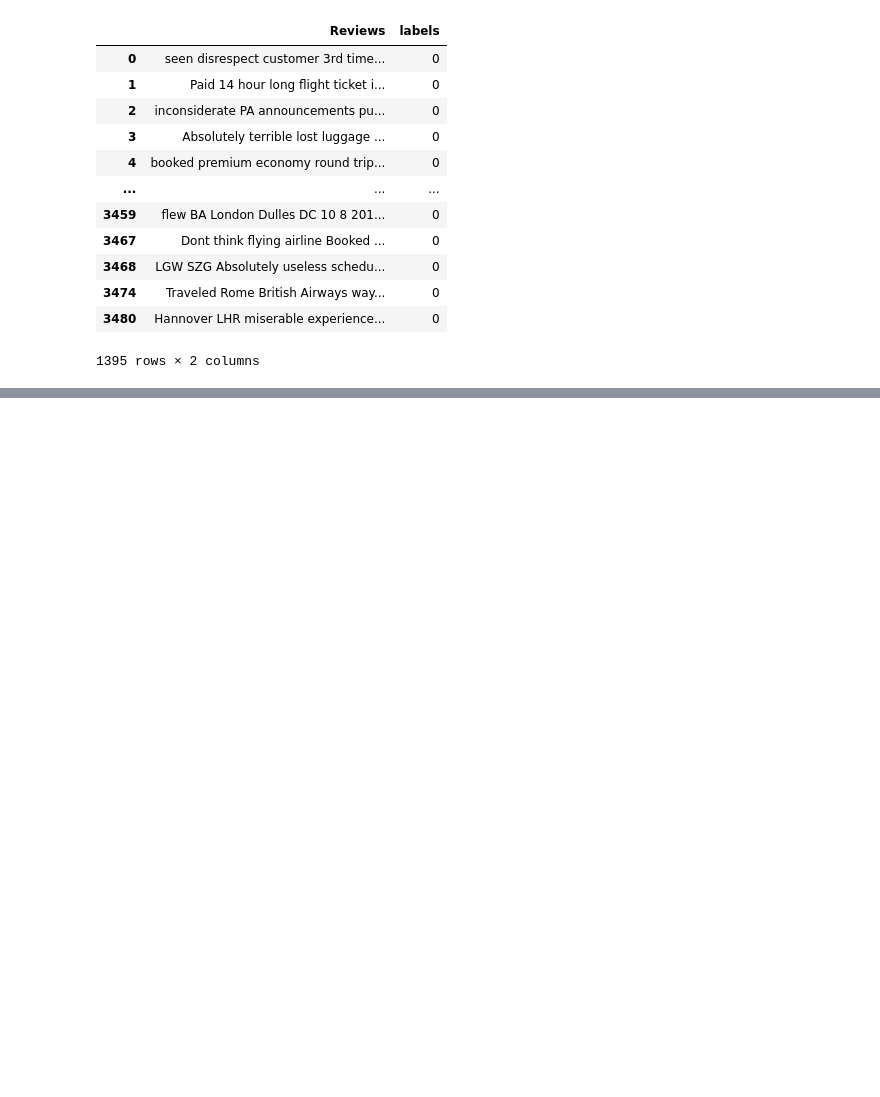
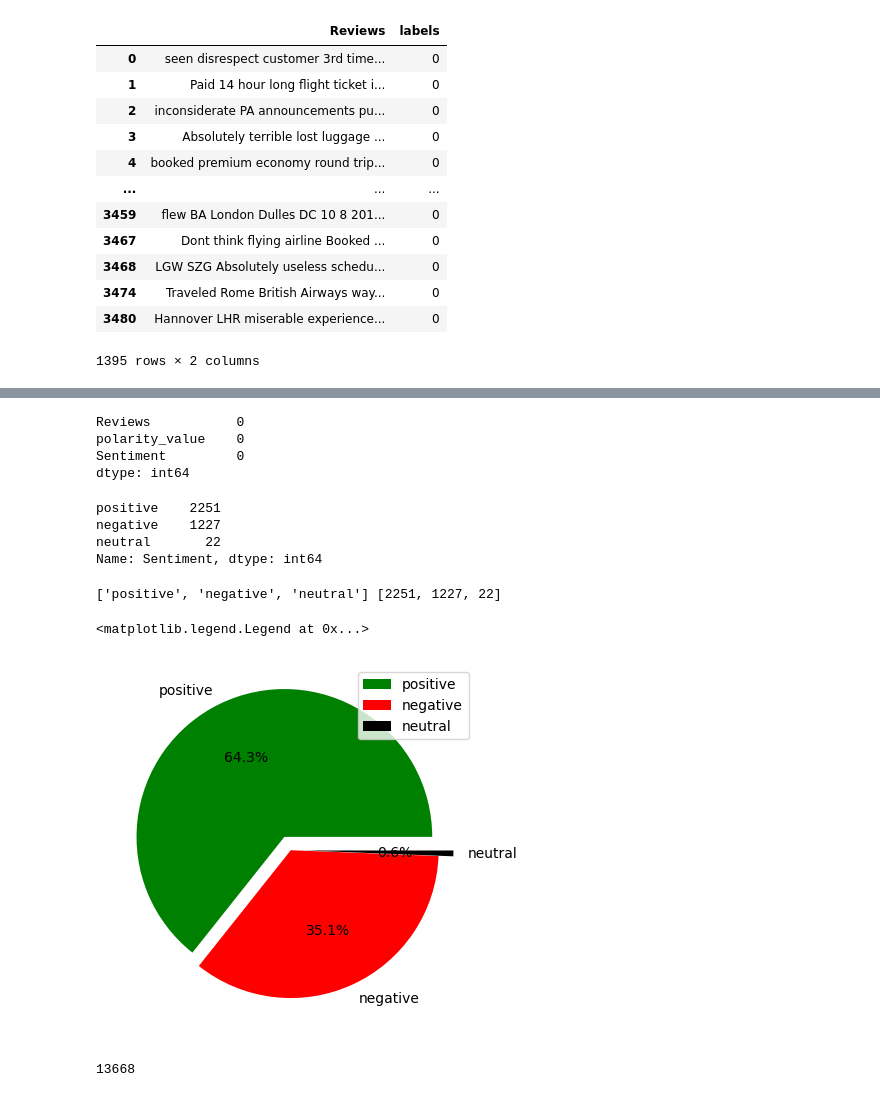
Before and after one commit to Bunnydavid27/British_airways_data_analysis, a Jupyter notebook: British_airways_Data_Analysis.ipynb, the cells around one changed output, grey strips where cells are left out. Cells and saved outputs as stored; diff of their text form; code cells hidden in the pictures; blank space fills up the shorter version.

```diff
--- a/British_airways_Data_Analysis.ipynb
+++ b/British_airways_Data_Analysis.ipynb
@@ -458,0 +498,3 @@ negative_reviews
+# %%
+vader_british_airways_df['polarity_value']= vader_british_airways_df['Reviews'].apply(lambda review : sentiment_analyzer.polarity_scores(review)['compound'])
+vader_british_airways_df
@@ -458,0 +517,3 @@ negative_reviews
+# %%
+vader_british_airways_df['Sentiment']= vader_british_airways_df['polarity_value'].apply(lambda score: 'positive' if score > 0 else ('negative' if score < 0 else 'neutral'))
+vader_british_airways_df
@@ -458,0 +534,30 @@ negative_reviews
+# %%
+vader_british_airways_df.isna().sum()
+# %% [output]
+Reviews           0
+polarity_value    0
+Sentiment         0
+dtype: int64
+# %%
+Sentiments_values = vader_british_airways_df['Sentiment'].value_counts()
+Sentiments_values
+# %% [output]
+positive    2251
+negative    1227
+neutral       22
+Name: Sentiment, dtype: int64
+# %%
+pie_labels = []
+pie_values = []
+for i, j in Sentiments_values.items():
+    pie_labels.append(i)
+    pie_values.append(j)
+print(pie_labels, pie_values)
+# %% [output]
+['positive', 'negative', 'neutral'] [2251, 1227, 22]
+# %%
+plt.pie(pie_values,colors=['green', 'red', 'black'] ,labels=pie_labels,autopct='%1.1f%%',explode=[0.1, 0, 0.1])
+plt.legend()
+# %% [output]
+<matplotlib.legend.Legend at 0x...>
+[figure, added]
@@ -458,0 +566,4 @@ negative_reviews
+# %%
+kmeans_tfidf.n_features_in_
+# %% [output]
+13668
```
Also changed, not shown: parts of 14 cells of this notebook, 1 other file.
